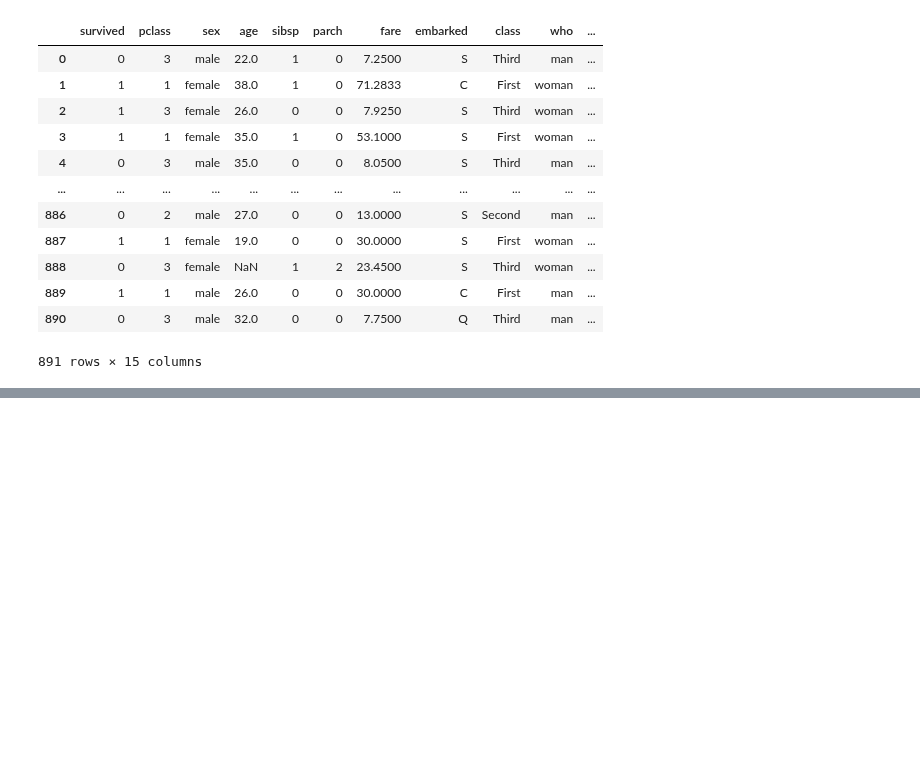
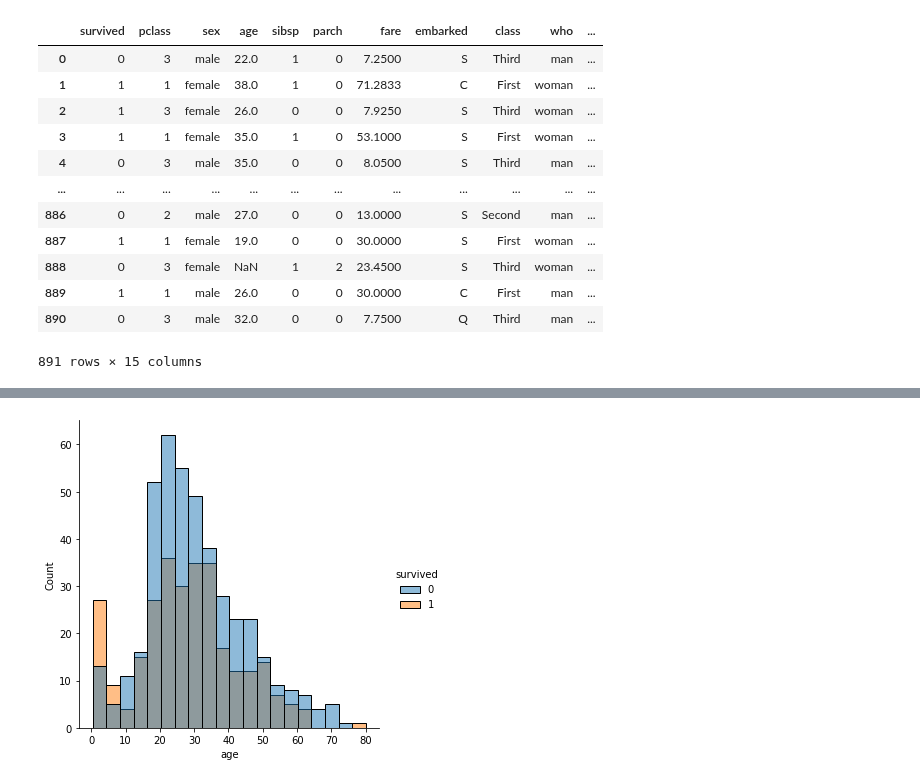
Before and after one commit to honghanhh/py40a12l2, a Jupyter notebook: lectures/lecture4/tnthanh_titanic.ipynb, the cells around one changed output, grey strips where cells are left out. Saved outputs shown, nothing was run; the diff lists cells and outputs as text; code cells hidden in the pictures; blank space fills up the shorter version.

```diff
--- a/lectures/lecture4/tnthanh_titanic.ipynb
+++ b/lectures/lecture4/tnthanh_titanic.ipynb
@@ -22,0 +93,6 @@ titanic
+# %%
+#check correlation between 'Age' and 'Survived'
+sns.displot(data=titanic, x='age', hue='survived')
+plt.show()
+# %% [output]
+[figure, added]
```
Also changed, not shown: parts of 47 cells of this notebook.
